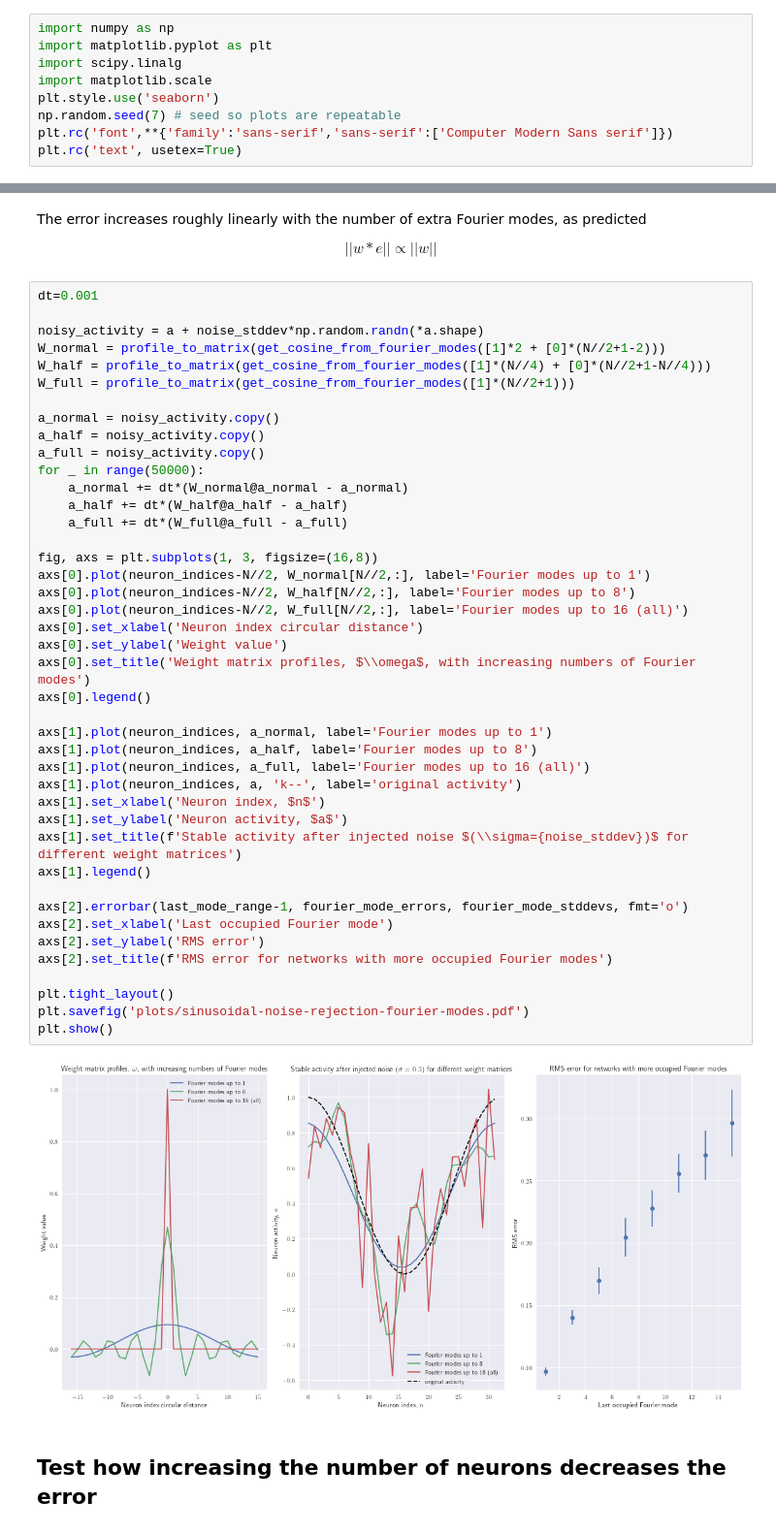
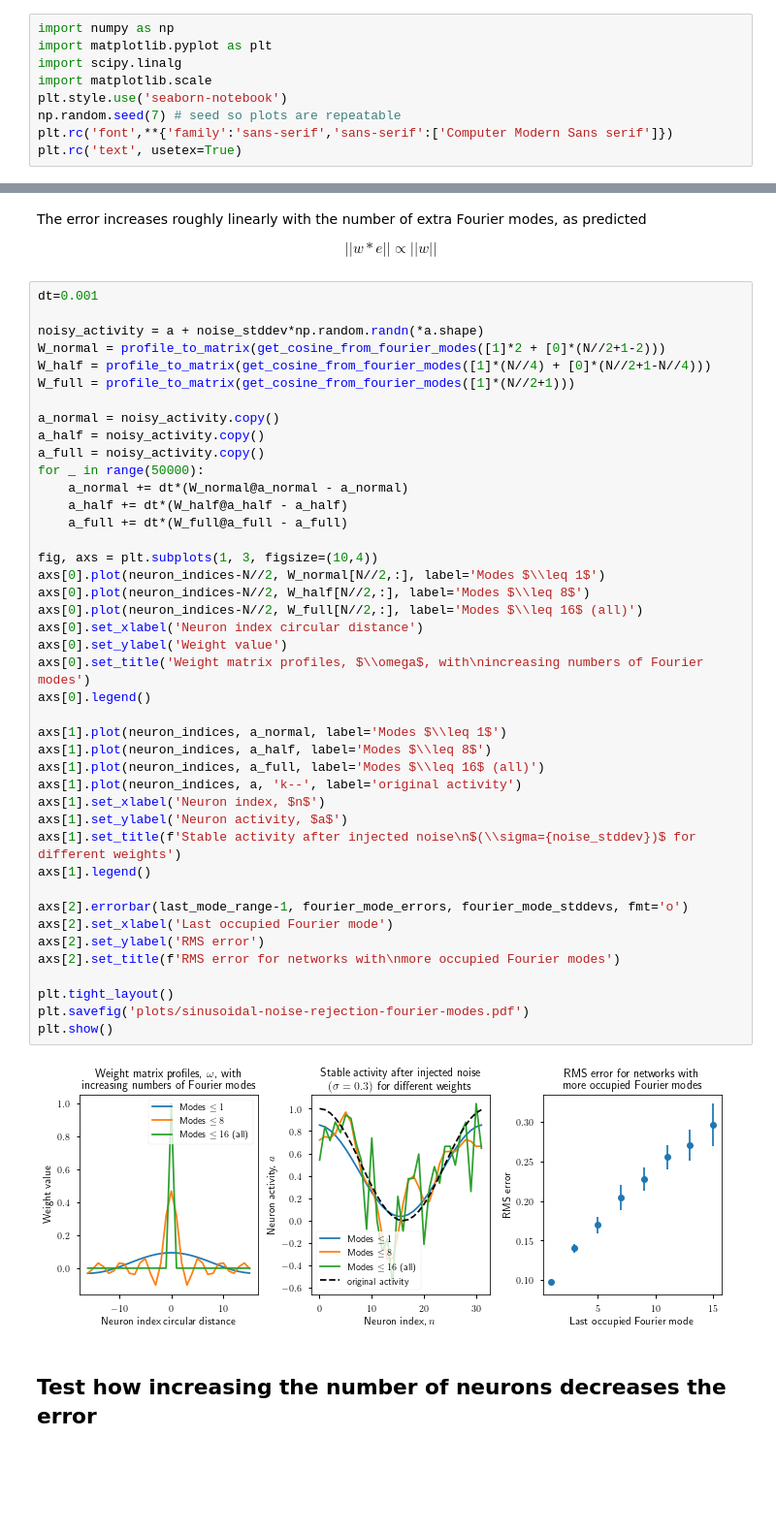
Before and after one commit to Dominic-DallOsto/insect-navigation-sinusoidal-optimality, a Jupyter notebook: sinusoidal noise rejection.ipynb, the cells around one changed output, grey strips where cells are left out. Shown: that part at 97% size. Cells and saved outputs as stored; diff of their text form; blank space fills up the shorter version.

Commit message:
Change figure style and size

```diff
--- a/sinusoidal noise rejection.ipynb
+++ b/sinusoidal noise rejection.ipynb
@@ -19,7 +19,7 @@ import numpy as np
 import matplotlib.pyplot as plt
 import scipy.linalg
 import matplotlib.scale
-plt.style.use('seaborn')
+plt.style.use('seaborn-notebook')
 np.random.seed(7) # seed so plots are repeatable
 plt.rc('font',**{'family':'sans-serif','sans-serif':['Computer Modern Sans serif']})
 plt.rc('text', usetex=True)
@@ -109,44 +109,44 @@ dt=0.001
 noisy_activity = a + noise_stddev*np.random.randn(*a.shape)
 W_normal = profile_to_matrix(get_cosine_from_fourier_modes([1]*2 + [0]*(N//2+1-2)))
 W_half = profile_to_matrix(get_cosine_from_fourier_modes([1]*(N//4) + [0]*(N//2+1-N//4)))
 W_full = profile_to_matrix(get_cosine_from_fourier_modes([1]*(N//2+1)))
 
 a_normal = noisy_activity.copy()
 a_half = noisy_activity.copy()
 a_full = noisy_activity.copy()
 for _ in range(50000):
 	a_normal += dt*(W_normal@a_normal - a_normal)
 	a_half += dt*(W_half@a_half - a_half)
 	a_full += dt*(W_full@a_full - a_full)
 
-fig, axs = plt.subplots(1, 3, figsize=(16,8))
-axs[0].plot(neuron_indices-N//2, W_normal[N//2,:], label='Fourier modes up to 1')
-axs[0].plot(neuron_indices-N//2, W_half[N//2,:], label='Fourier modes up to 8')
-axs[0].plot(neuron_indices-N//2, W_full[N//2,:], label='Fourier modes up to 16 (all)')
+fig, axs = plt.subplots(1, 3, figsize=(10,4))
+axs[0].plot(neuron_indices-N//2, W_normal[N//2,:], label='Modes $\\leq 1$')
+axs[0].plot(neuron_indices-N//2, W_half[N//2,:], label='Modes $\\leq 8$')
+axs[0].plot(neuron_indices-N//2, W_full[N//2,:], label='Modes $\\leq 16$ (all)')
 axs[0].set_xlabel('Neuron index circular distance')
 axs[0].set_ylabel('Weight value')
-axs[0].set_title('Weight matrix profiles, $\\omega$, with increasing numbers of Fourier modes')
+axs[0].set_title('Weight matrix profiles, $\\omega$, with\nincreasing numbers of Fourier modes')
 axs[0].legend()
 
-axs[1].plot(neuron_indices, a_normal, label='Fourier modes up to 1')
-axs[1].plot(neuron_indices, a_half, label='Fourier modes up to 8')
-axs[1].plot(neuron_indices, a_full, label='Fourier modes up to 16 (all)')
+axs[1].plot(neuron_indices, a_normal, label='Modes $\\leq 1$')
+axs[1].plot(neuron_indices, a_half, label='Modes $\\leq 8$')
+axs[1].plot(neuron_indices, a_full, label='Modes $\\leq 16$ (all)')
 axs[1].plot(neuron_indices, a, 'k--', label='original activity')
 axs[1].set_xlabel('Neuron index, $n$')
 axs[1].set_ylabel('Neuron activity, $a$')
-axs[1].set_title(f'Stable activity after injected noise $(\\sigma={noise_stddev})$ for different weight matrices')
+axs[1].set_title(f'Stable activity after injected noise\n$(\\sigma={noise_stddev})$ for different weights')
 axs[1].legend()
 
 axs[2].errorbar(last_mode_range-1, fourier_mode_errors, fourier_mode_stddevs, fmt='o')
 axs[2].set_xlabel('Last occupied Fourier mode')
 axs[2].set_ylabel('RMS error')
-axs[2].set_title(f'RMS error for networks with more occupied Fourier modes')
+axs[2].set_title(f'RMS error for networks with\nmore occupied Fourier modes')
 
 plt.tight_layout()
 plt.savefig('plots/sinusoidal-noise-rejection-fourier-modes.pdf')
 plt.show()
 # %% [output]
-[figure, old version]
+[figure, new version]
 # %% [markdown]
 ## Test how increasing the number of neurons decreases the error
 # %%
```
Also changed, not shown: parts of 2 cells of this notebook, 2 other files.
